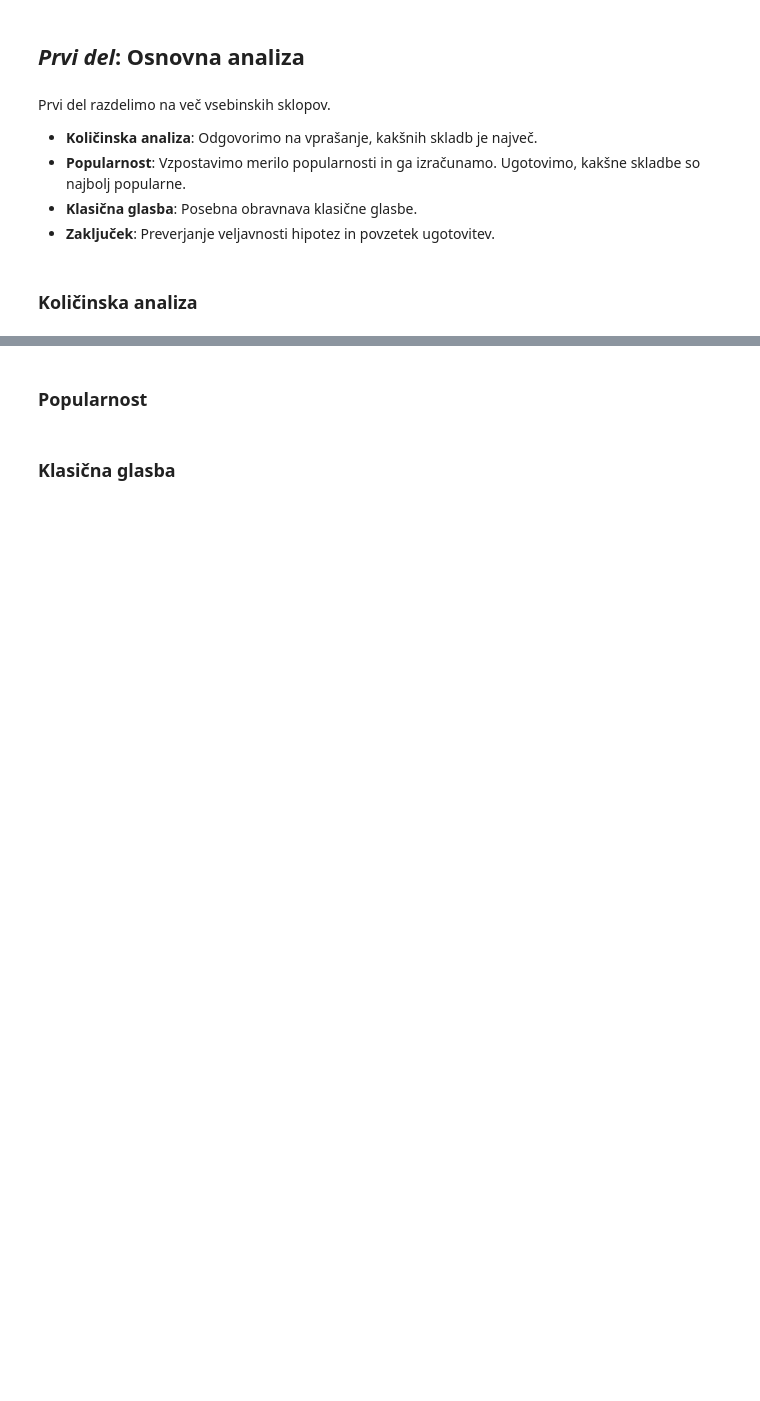
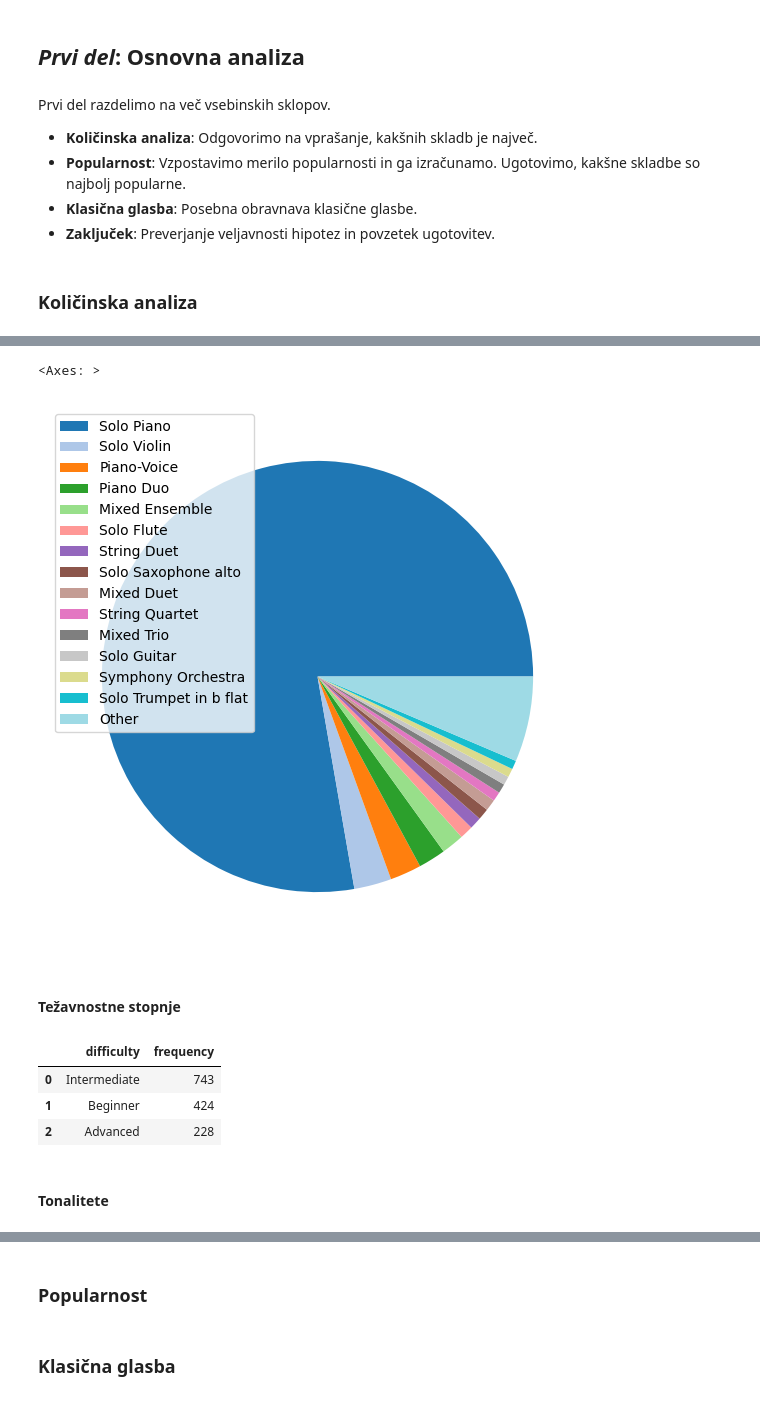
Before and after one commit to klara-stantic/Prog1-projektna, a Jupyter notebook: analiza_podatkov.ipynb, the cells around one changed output, grey strips where cells are left out. Saved outputs shown, nothing was run; the diff lists cells and outputs as text; code cells hidden in the pictures; blank space fills up the shorter version.

```diff
--- a/analiza_podatkov.ipynb
+++ b/analiza_podatkov.ipynb
@@ -177,0 +264,4 @@ Prvi del razdelimo na več vsebinskih sklopov.
+# %%
+ensemble_frequency = music.groupby("ensemble").size().sort_values(ascending=False)
+ensemble_frequency = ensemble_frequency.reset_index(name='frequency')
+ensemble_frequency
@@ -177,0 +278,31 @@ Prvi del razdelimo na več vsebinskih sklopov.
+# %%
+# Poiščemo najštevilčnejše
+top_ensemble = ensemble_frequency[ensemble_frequency.frequency > 10]
+
+# Preštejemo skupno število vseh ostalih
+other_ensemble = ensemble_frequency["frequency"][ensemble_frequency.frequency <= 10].sum()
+
+# Najštevilčnejšim žanrom dodamo podatek o ostalih
+pie_data_ensemble = pd.concat([top_ensemble, pd.DataFrame({'ensemble': ['Other'], 'frequency': [other_ensemble]})])
+
+# Za namene grafa bomo kot indeks uporabili instrument
+pie_data_ensemble = pie_data_ensemble.set_index("ensemble")
+
+# Podatki za grafični prikaz
+pie_data_ensemble.plot.pie(y="frequency", figsize=(7, 7), ylabel="", labels=None, colormap='tab20')
+# %% [output]
+<Axes: >
+[figure, added]
+# %% [markdown]
+#### Težavnostne stopnje
+# %%
+difficulty_frequency = music.groupby("difficulty").size().sort_values(ascending=False)
+difficulty_frequency = difficulty_frequency.reset_index(name='frequency')
+difficulty_frequency
+# %% [output]
+|  | difficulty | frequency |
+| 0 | Intermediate | 743 |
+| 1 | Beginner | 424 |
+| 2 | Advanced | 228 |
+# %% [markdown]
+#### Tonalitete
```
Also changed, not shown: parts of 31 cells of this notebook.
